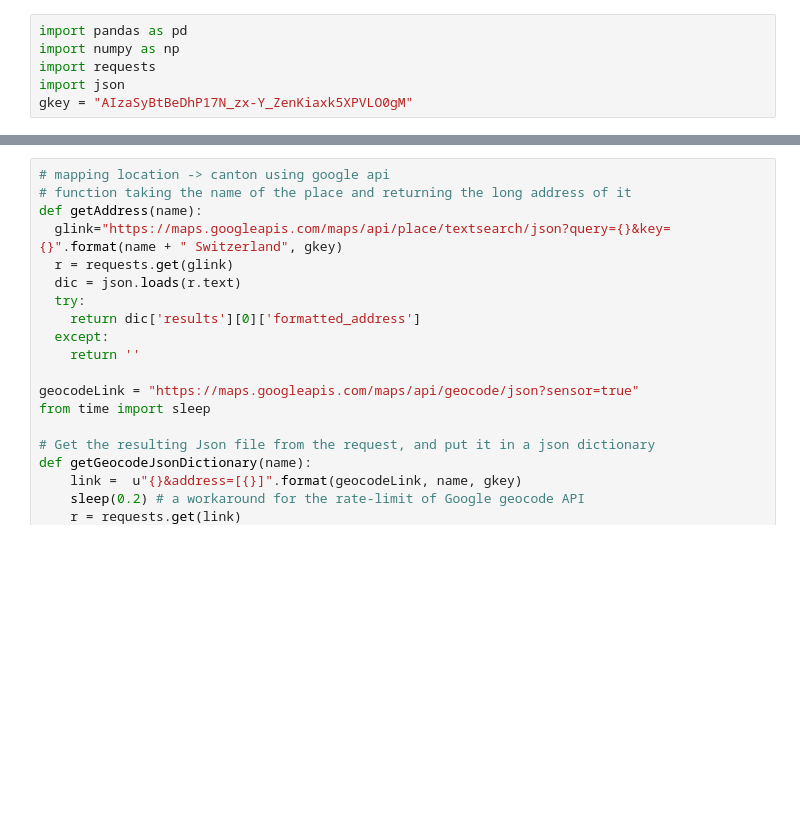
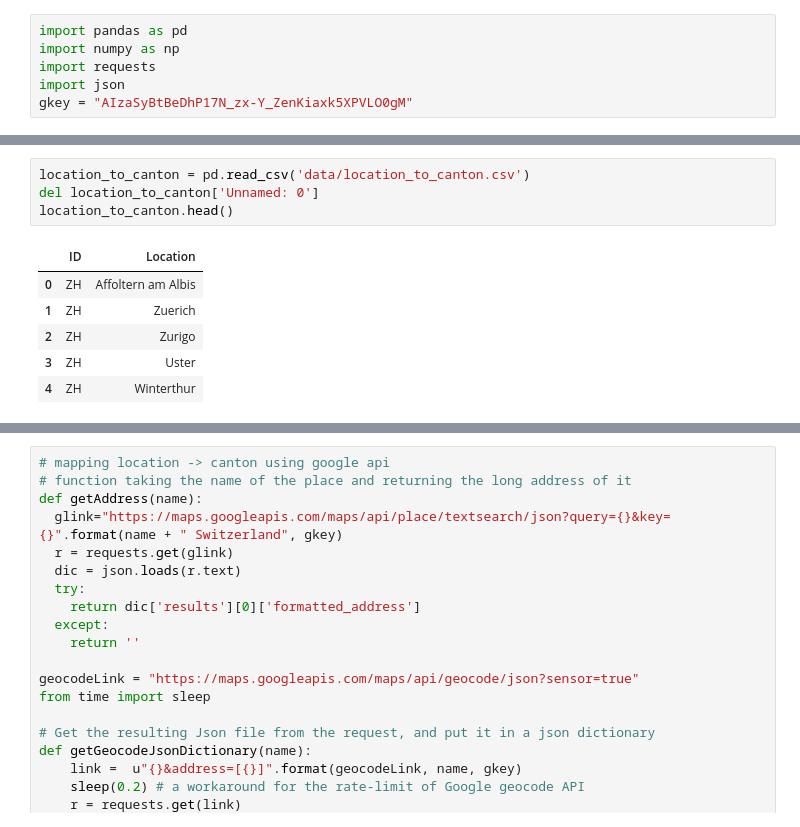
Before and after one commit to ahmadajal/ada-ana-project, a Jupyter notebook: Pre-Visualization-part1.ipynb, the cells around one changed output, grey strips where cells are left out. Drawn from its saved outputs; the diff is of its cells as text; blank space fills up the shorter version.

```diff
--- a/Pre-Visualization-part1.ipynb
+++ b/Pre-Visualization-part1.ipynb
@@ -15,0 +34,11 @@ print(len(locations))
+# %%
+location_to_canton = pd.read_csv('data/location_to_canton.csv')
+del location_to_canton['Unnamed: 0']
+location_to_canton.head()
+# %% [output]
+|  | ID | Location |
+| 0 | ZH | Affoltern am Albis |
+| 1 | ZH | Zuerich |
+| 2 | ZH | Zurigo |
+| 3 | ZH | Uster |
+| 4 | ZH | Winterthur |
```
Also changed, not shown: parts of 12 cells of this notebook, 3 other files.
